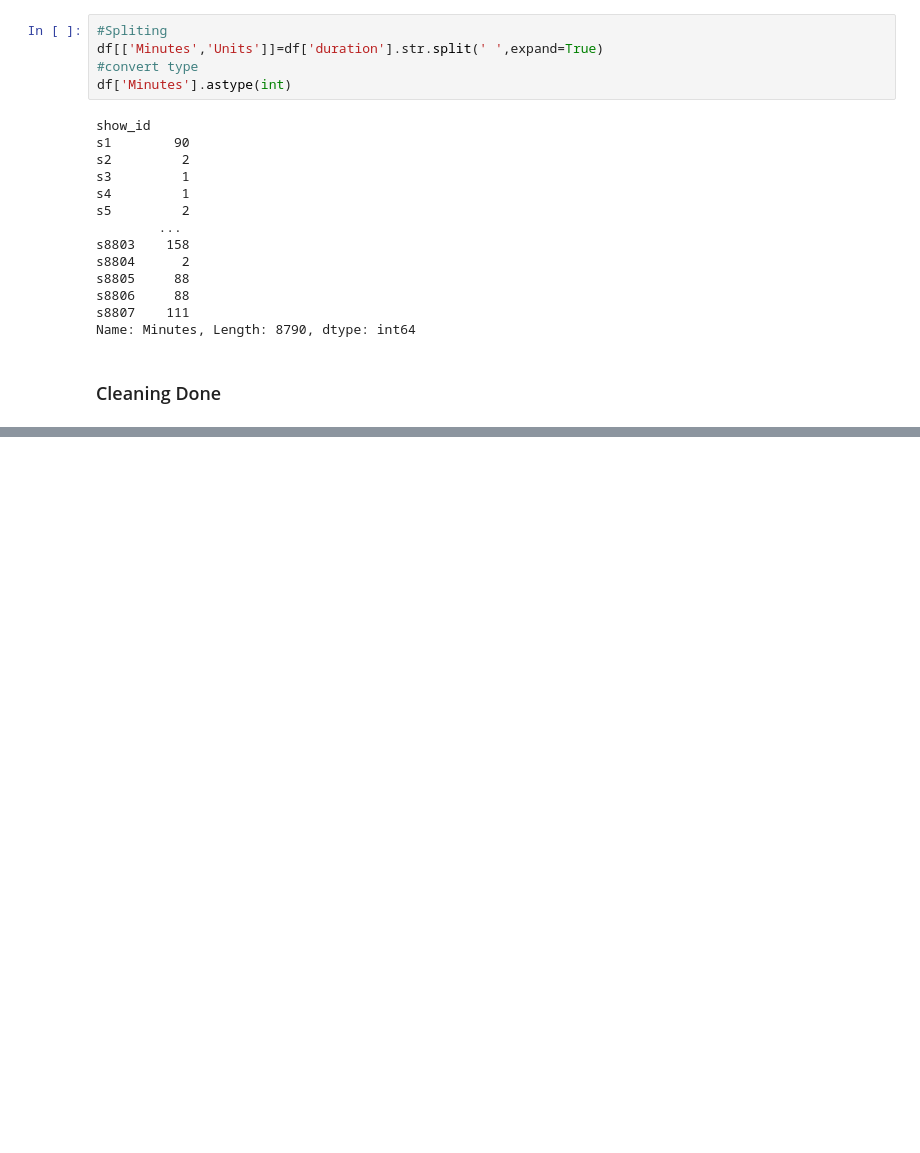
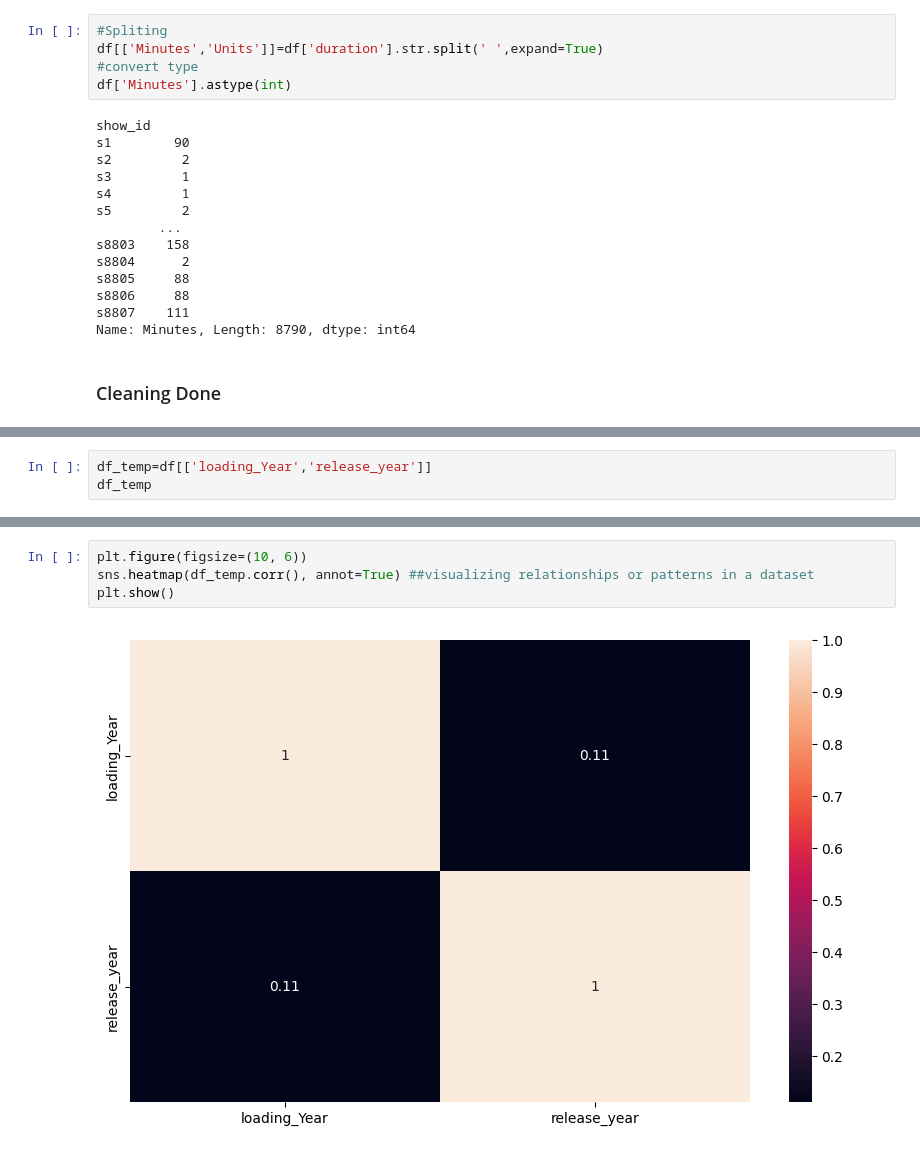
Before and after one commit to Rezashatery/Netflix-Movies-and-TV-Shows-, a Jupyter notebook: netflix-analysis.ipynb, the cells around one changed output, grey strips where cells are left out. Cells and saved outputs as stored; diff of their text form; blank space fills up the shorter version.

```diff
--- a/netflix-analysis.ipynb
+++ b/netflix-analysis.ipynb
@@ -277,0 +280,3 @@ Name: Minutes, Length: 8790, dtype: int64
+# %%
+df_temp=df[['loading_Year','release_year']]
+df_temp
@@ -277,0 +298,6 @@ Name: Minutes, Length: 8790, dtype: int64
+# %%
+plt.figure(figsize=(10, 6))
+sns.heatmap(df_temp.corr(), annot=True) ##visualizing relationships or patterns in a dataset
+plt.show()
+# %% [output]
+[figure, added]
```
Also changed, not shown: parts of 2 cells of this notebook.
